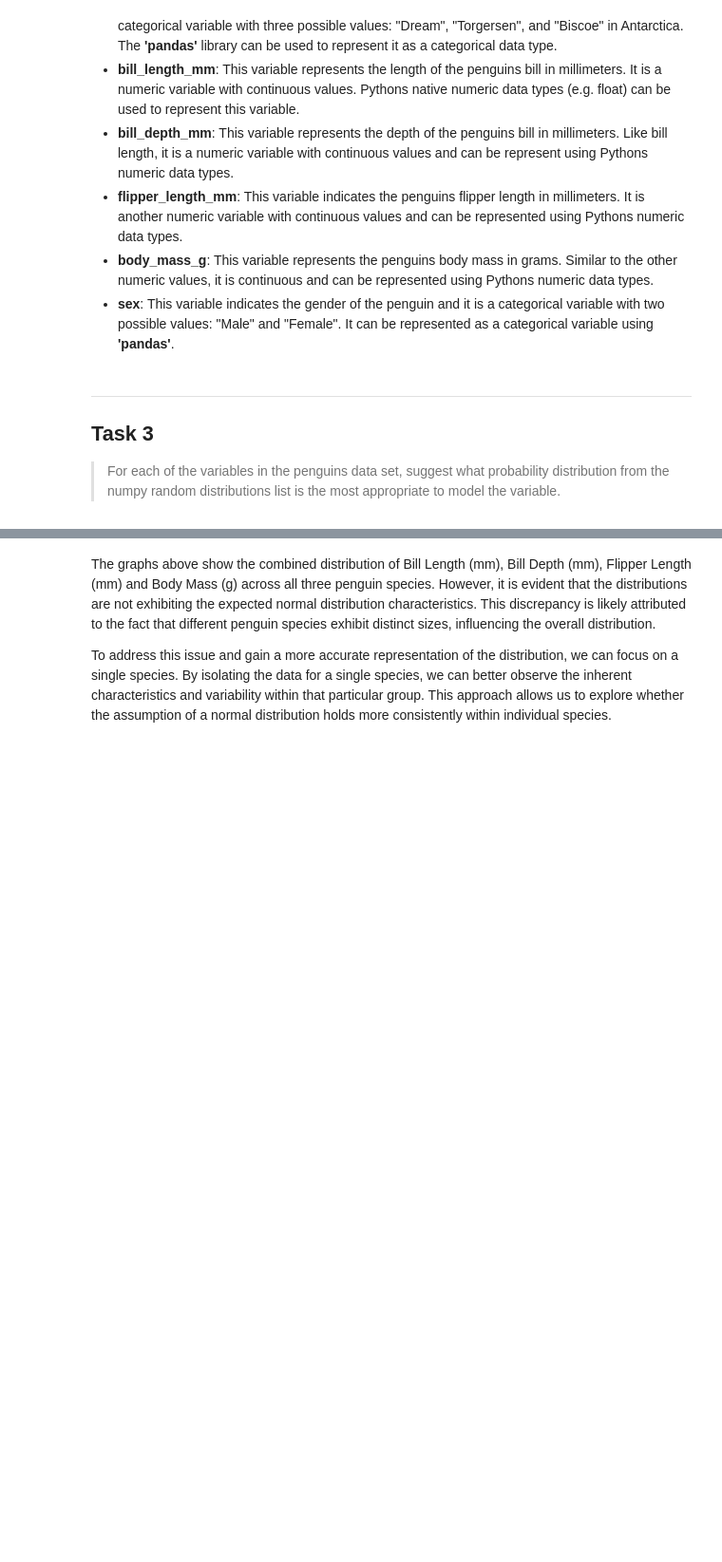
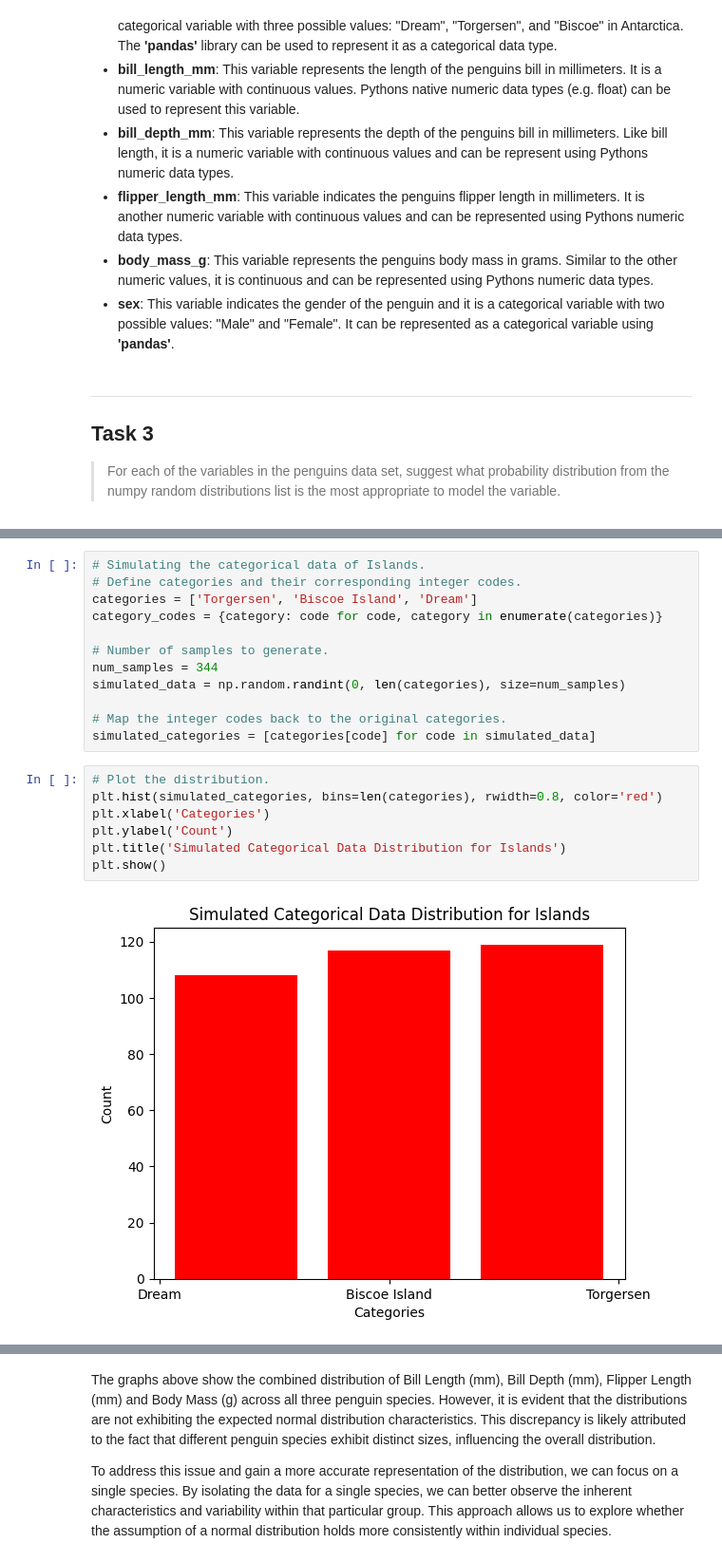
Before and after one commit to claretubs/fundamentals-data-analysis-project, a Jupyter notebook: tasks.ipynb, the cells around one changed output, grey strips where cells are left out. Shown at 95% size. Cells and saved outputs as stored; diff of their text form; blank space fills up the shorter version.

```diff
--- a/tasks.ipynb
+++ b/tasks.ipynb
@@ -150 +125,22 @@ plt.show()
+# %%
+# Simulating the categorical data of Islands.
+# Define categories and their corresponding integer codes.
+categories = ['Torgersen', 'Biscoe Island', 'Dream']
+category_codes = {category: code for code, category in enumerate(categories)}
+
+# Number of samples to generate.
+num_samples = 344
+simulated_data = np.random.randint(0, len(categories), size=num_samples)
+
+# Map the integer codes back to the original categories.
+simulated_categories = [categories[code] for code in simulated_data]
+# %%
+# Plot the distribution.
+plt.hist(simulated_categories, bins=len(categories), rwidth=0.8, color='red')
+plt.xlabel('Categories')
+plt.ylabel('Count')
+plt.title('Simulated Categorical Data Distribution for Islands')
+plt.show()
+# %% [output]
+[figure, added]
 # %% [markdown]
```
Also changed, not shown: parts of 25 cells of this notebook.
